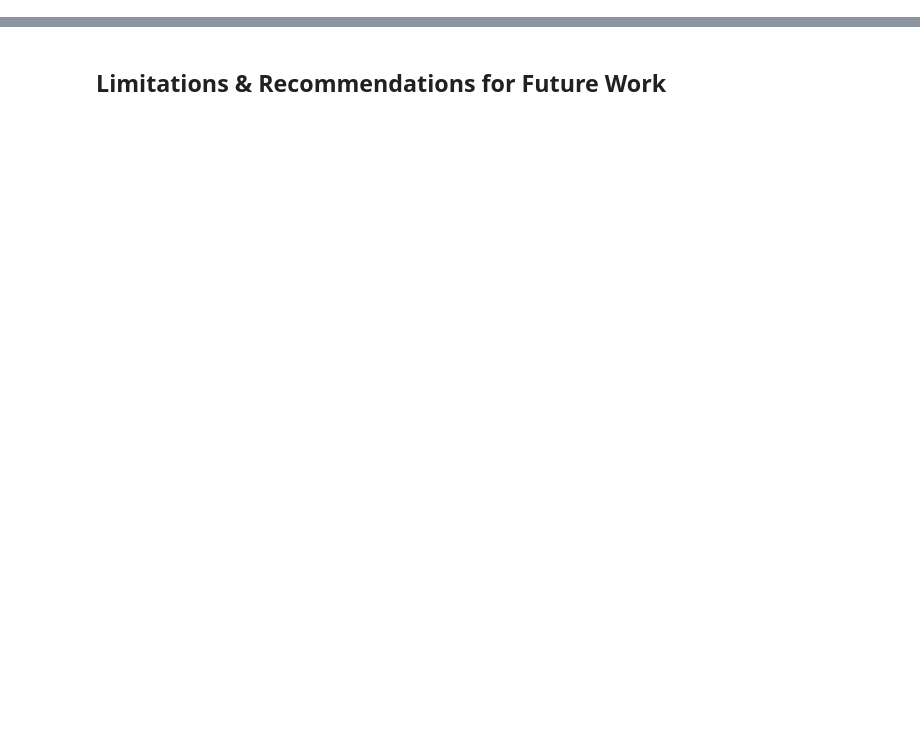
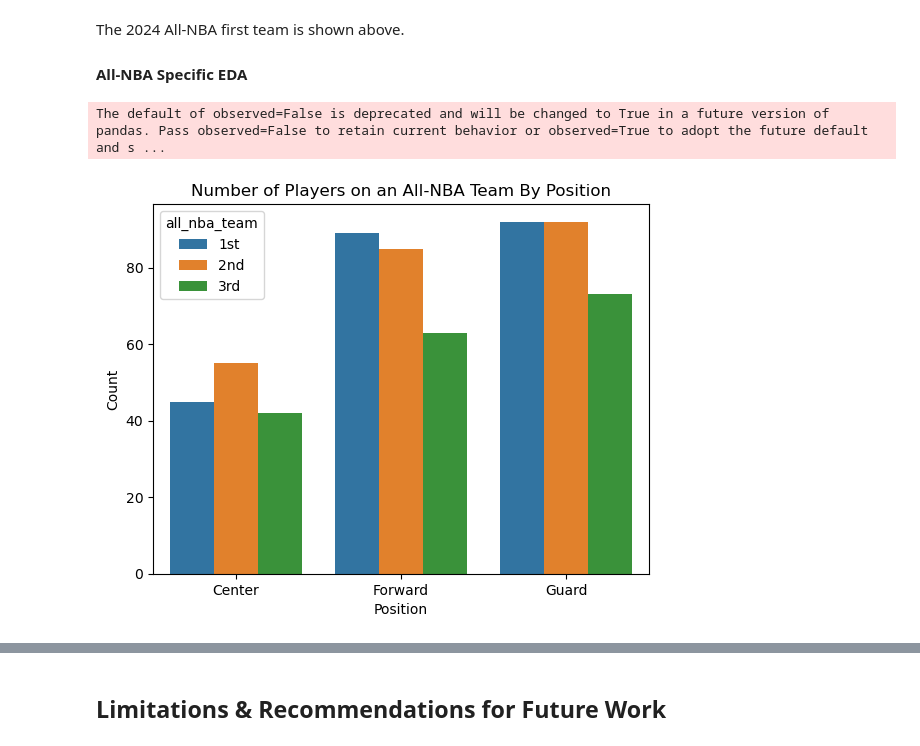
Before and after one commit to EvanStowell/DS3870_Final, a Jupyter notebook: Final_Group3.ipynb, the cells around one changed output, grey strips where cells are left out. Saved outputs shown, nothing was run; the diff lists cells and outputs as text; code cells hidden in the pictures; blank space fills up the shorter version.

```diff
--- a/Final_Group3.ipynb
+++ b/Final_Group3.ipynb
@@ -339,0 +759,27 @@ all_nba.query("all_nba_team == '1T'")
+# %% [markdown]
+The 2024 All-NBA first team is shown above.
+
+#### All-NBA Specific EDA
+# %%
+# make a bar chart showing the distribution by position - grouped into gaurds, forwards, centers
+pos2_counts = (all_nba
+               .query("all_nba_team != 'No Votes' and all_nba_team != 'Others Receiving Votes'")
+               .groupby(['all_nba_team', 'pos2'])
+               .size()
+               .reset_index(name='count')
+              )
+
+# assigning an order to the All-NBA teams so graphs look nice
+ordered_categories2 = ['1st', '2nd', '3rd']
+pos2_counts['all_nba_team'] = pd.Categorical(pos2_counts['all_nba_team'], categories=ordered_categories2, ordered=True)
+
+# graphing team count by position
+sns.barplot(data=pos2_counts, x='pos2', y='count', hue='all_nba_team')
+plt.xlabel('Position')
+plt.ylabel('Count')
+plt.title('Number of Players on an All-NBA Team By Position')
+plt.show();
+#pos2_counts.all_nba_team.unique
+# %% [output]
+The default of observed=False is deprecated and will be changed to True in a future version of pandas. Pass observed=False to retain current behavior or observed=True to adopt the future default and s ...
+[figure, added]
```
Also changed, not shown: parts of 109 cells of this notebook.
